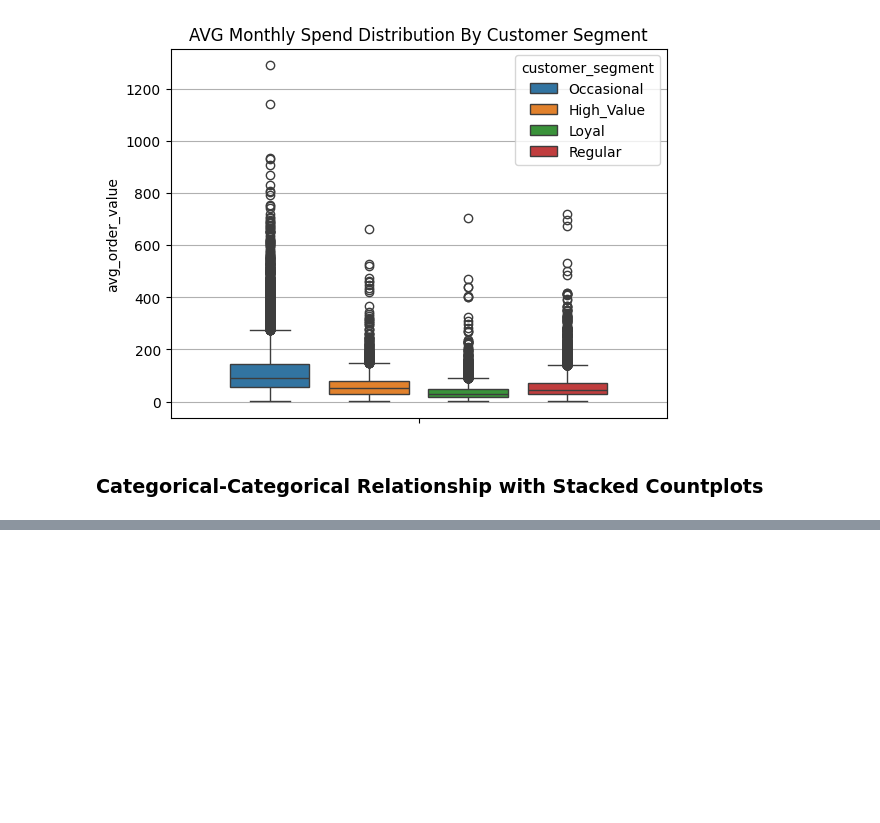
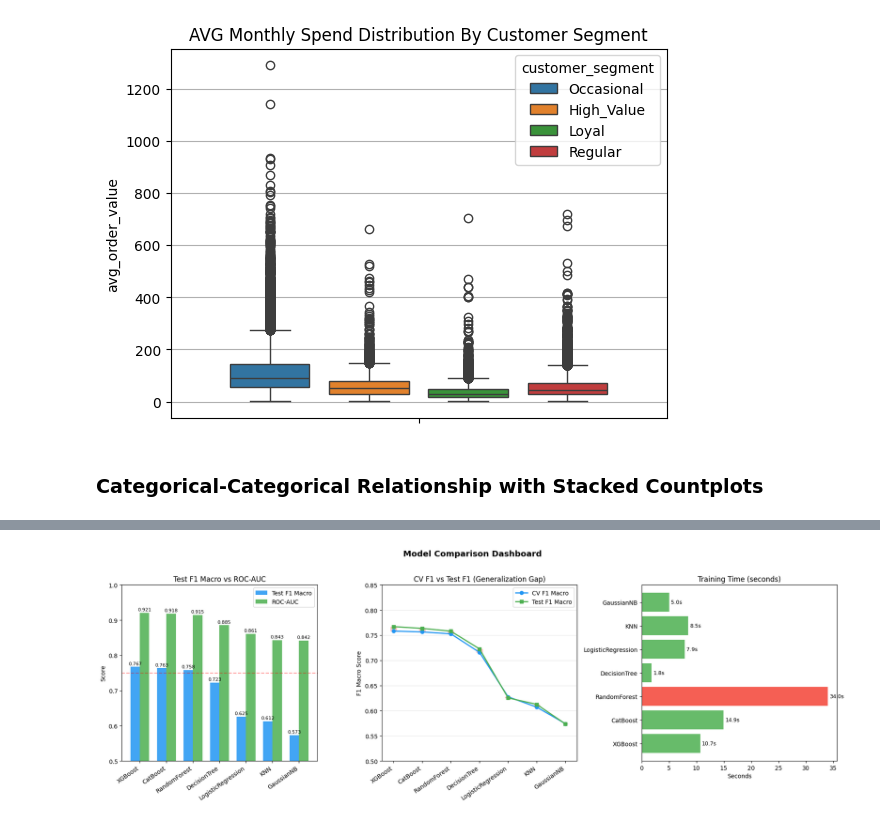
Before and after one commit to LaimengEung/Customer-Segmentation-EDA-ML, a Jupyter notebook: code.ipynb, the cells around one changed output, grey strips where cells are left out. Cells and saved outputs as stored; diff of their text form; code cells hidden in the pictures; blank space fills up the shorter version.

```diff
--- a/code.ipynb
+++ b/code.ipynb
@@ -443,0 +461,5 @@ fig1.show()
+# %%
+
+le = LabelEncoder()
+le.classes_ = np.array(['Occasional', 'Regular', 'Loyal', 'High_Value'])
+y = le.transform(df['customer_segment'])
@@ -443,0 +565,2 @@ fig1.show()
+# %%
+cv = StratifiedKFold(n_splits=5, shuffle=True, random_state=42)
@@ -443,0 +616,9 @@ fig1.show()
+# %%
+# Build results dataframe
+results_df = pd.DataFrame(results).T
+results_df = results_df[['cv_f1_macro', 'test_f1_macro', 'test_roc_auc', 'time_taken']]
+results_df = results_df.astype({'cv_f1_macro': float, 'test_f1_macro': float,
+                                 'test_roc_auc': float, 'time_taken': float})
+results_df = results_df.sort_values('test_f1_macro', ascending=False)
+
+print(results_df.round(4))
@@ -443,0 +634,60 @@ fig1.show()
+# %%
+fig, axes = plt.subplots(1, 3, figsize=(18, 6))
+fig.suptitle('Model Comparison Dashboard', fontsize=14, fontweight='bold', y=1.02)
+
+model_names = results_df.index
+x = np.arange(len(model_names))
+width = 0.35
+colors = ['#2196F3', '#4CAF50', '#FF9800']
+
+# --- Plot 1: F1 and ROC-AUC bar chart ---
+ax1 = axes[0]
+bars1 = ax1.bar(x - width/2, results_df['test_f1_macro'],
+                width, label='Test F1 Macro', color=colors[0], alpha=0.85)
+bars2 = ax1.bar(x + width/2, results_df['test_roc_auc'],
+                width, label='ROC-AUC', color=colors[1], alpha=0.85)
+
+ax1.set_title('Test F1 Macro vs ROC-AUC')
+ax1.set_xticks(x)
+ax1.set_xticklabels(model_names, rotation=35, ha='right')
+ax1.set_ylim(0.5, 1.0)
+ax1.set_ylabel('Score')
+ax1.legend()
+ax1.bar_label(bars1, fmt='%.3f', padding=2, fontsize=8)
+ax1.bar_label(bars2, fmt='%.3f', padding=2, fontsize=8)
+ax1.axhline(y=0.75, color='red', linestyle='--', alpha=0.4, label='0.75 threshold')
+
+# --- Plot 2: CV F1 vs Test F1 gap ---
+ax2 = axes[1]
+ax2.plot(model_names, results_df['cv_f1_macro'],
+         marker='o', label='CV F1 Macro', color=colors[0], linewidth=2)
+ax2.plot(model_names, results_df['test_f1_macro'],
+         marker='s', label='Test F1 Macro', color=colors[1], linewidth=2)
+
+for i, name in enumerate(model_names):
+    cv_val = results_df.loc[name, 'cv_f1_macro']
+    test_val = results_df.loc[name, 'test_f1_macro']
+    ax2.fill_between([i-0.1, i+0.1], [cv_val, cv_val],
+                     [test_val, test_val], alpha=0.2, color='red')
+
+ax2.set_title('CV F1 vs Test F1 (Generalization Gap)')
+ax2.set_xticks(range(len(model_names)))
+ax2.set_xticklabels(model_names, rotation=35, ha='right')
+ax2.set_ylim(0.5, 0.85)
+ax2.set_ylabel('F1 Macro Score')
+ax2.legend()
+ax2.grid(axis='y', alpha=0.3)
+
+# --- Plot 3: Training time ---
+ax3 = axes[2]
+bar_colors = ['#4CAF50' if t < 15 else '#FF9800' if t < 30 else '#f44336'
+              for t in results_df['time_taken']]
+bars3 = ax3.barh(model_names, results_df['time_taken'], color=bar_colors, alpha=0.85)
+ax3.set_title('Training Time (seconds)')
+ax3.set_xlabel('Seconds')
+ax3.bar_label(bars3, fmt='%.1fs', padding=3, fontsize=9)
+
+plt.tight_layout()
+plt.show()
+# %% [output]
+[figure, added]
```
Also changed, not shown: parts of 27 cells of this notebook, 4 other files.
